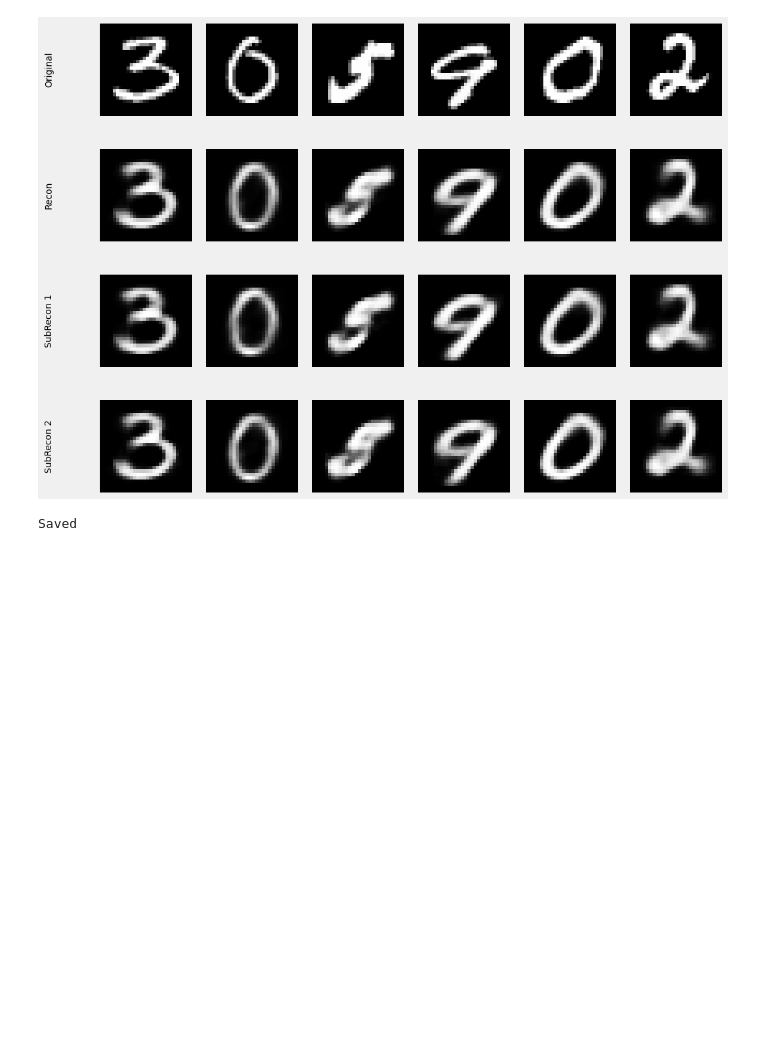
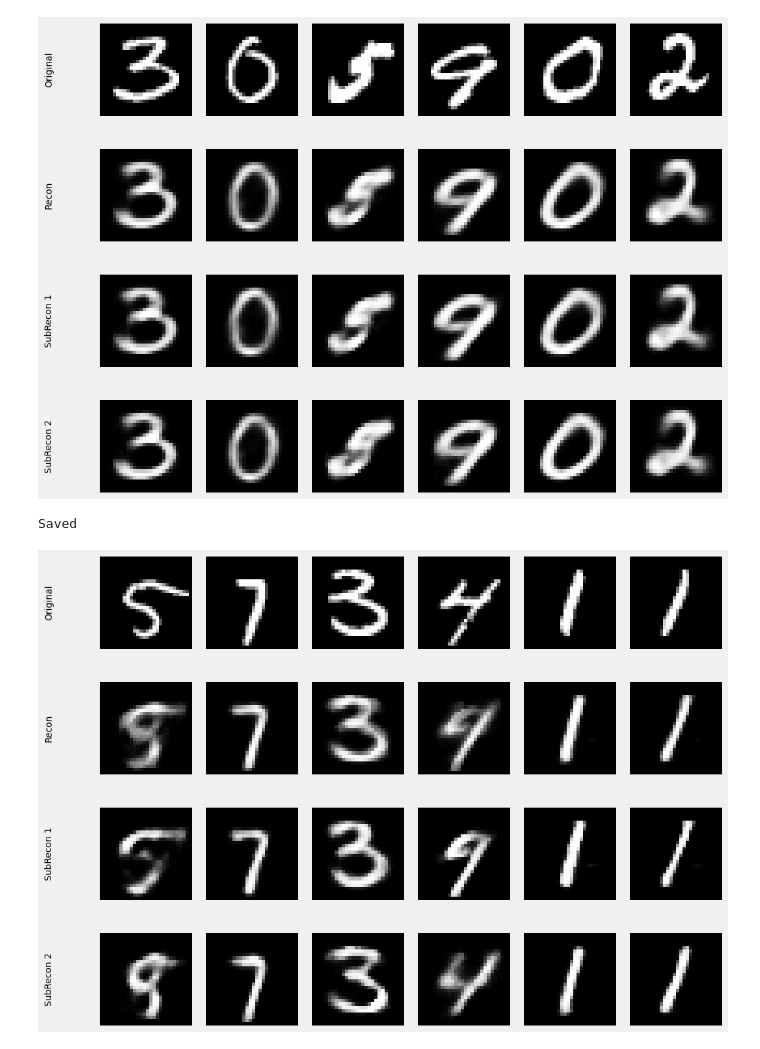
Before and after one commit to Nizaxga/mrl-encoder, a Jupyter notebook: trains/v4-seb_loss-MNIST.ipynb, the cells around one changed output. Saved outputs shown, nothing was run; the diff lists cells and outputs as text; code cells hidden in the pictures; blank space fills up the shorter version.

```diff
--- a/trains/v4-seb_loss-MNIST.ipynb
+++ b/trains/v4-seb_loss-MNIST.ipynb
@@ -165,3 +185,39 @@ torch.save(model, "../output/autoencoder_sub_weights.pth")
 print("Saved")
 # %% [output]
 Saved
+# %%
+epoch_idx, original_imgs, recon_imgs, first_recon, second_recon, represent = outputs[-1]
+n = min(6, original_imgs.size(0))
+
+
+original_imgs = original_imgs[:n].detach().cpu().view(-1, 28, 28)
+recon_imgs = recon_imgs[:n].detach().cpu().view(-1, 28, 28)
+first_recon = first_recon[:n].detach().cpu().view(-1, 28, 28)
+second_recon = second_recon[:n].detach().cpu().view(-1, 28, 28)
+represent = represent[:n].detach().cpu()
+
+
+image_sets = [
+    ("Original", original_imgs),
+    ("Recon", recon_imgs),
+    ("SubRecon 1", first_recon),
+    ("SubRecon 2", second_recon)
+]
+
+
+rows = len(image_sets)
+plt.figure(figsize=(1.8 * n, 2 * rows))
+
+for row, (title, img_batch) in enumerate(image_sets):
+    for col in range(n):
+        ax = plt.subplot(rows, n, row * n + col + 1)
+        ax.imshow(img_batch[col], cmap='gray')
+        ax.axis('off')
+
+        if col == 0:
+            ax.text(-0.5, 0.5, title, fontsize=10, va='center', ha='right', transform=ax.transAxes, rotation=90)
+
+plt.tight_layout()
+plt.show()
+# %% [output]
+[figure, added]
```
Also changed, not shown: parts of 3 cells of this notebook, 1 other file.
